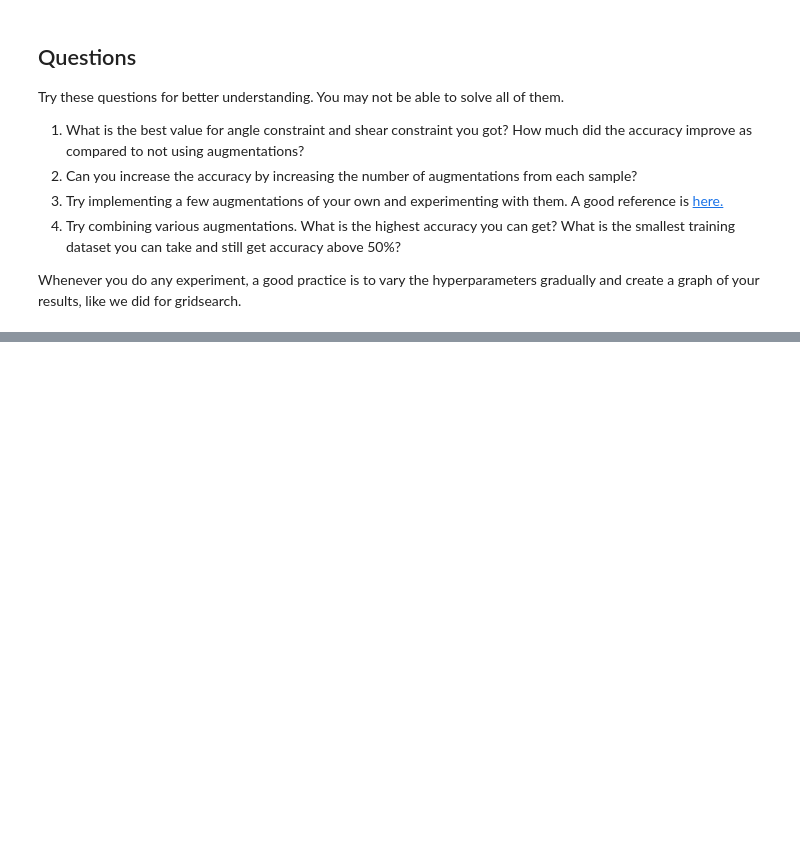
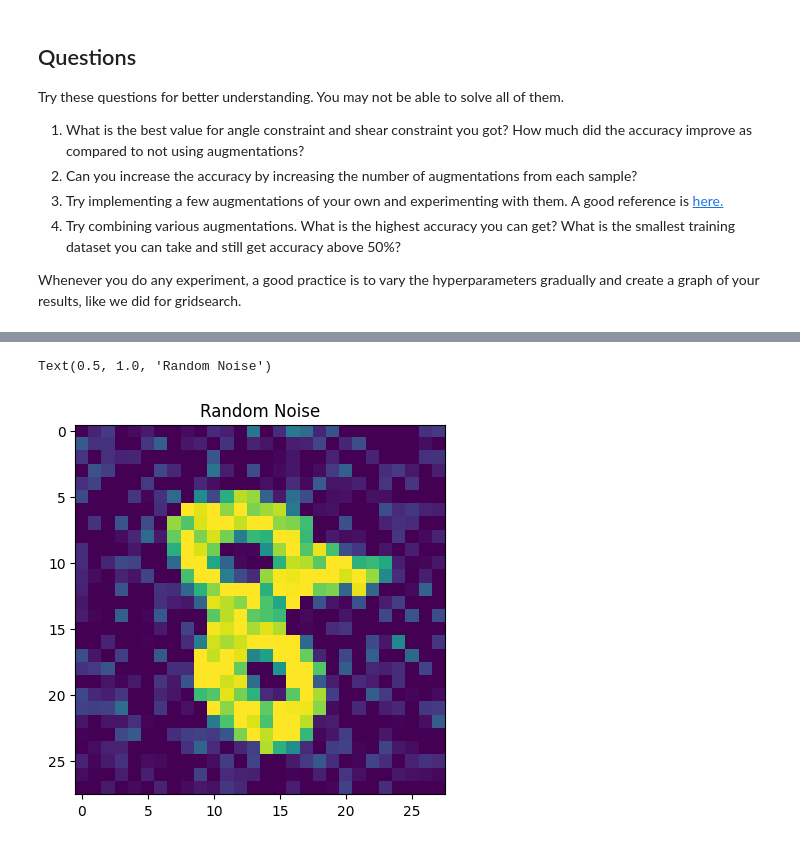
Before and after one commit to nanmaharaj/FMML_Project_and_Labs, a Jupyter notebook: Module_01_Lab_03_Augmentation.ipynb, the cells around one changed output, grey strips where cells are left out. Drawn from its saved outputs; the diff is of its cells as text; code cells hidden in the pictures; blank space fills up the shorter version.

```diff
--- a/Module_01_Lab_03_Augmentation.ipynb
+++ b/Module_01_Lab_03_Augmentation.ipynb
@@ -340,0 +456,12 @@ Whenever you do any experiment, a good practice is to vary the hyperparameters g
+# %%
+from skimage.util import random_noise
+#standard deviation for noise to be added in the image
+sigma=0.155
+#add random noise to the image
+noisyRandom = random_noise(sample,var=sigma**2)
+
+plt.imshow(noisyRandom)
+plt.title('Random Noise')
+# %% [output]
+Text(0.5, 1.0, 'Random Noise')
+[figure, added]
```
Also changed, not shown: parts of 14 cells of this notebook.
